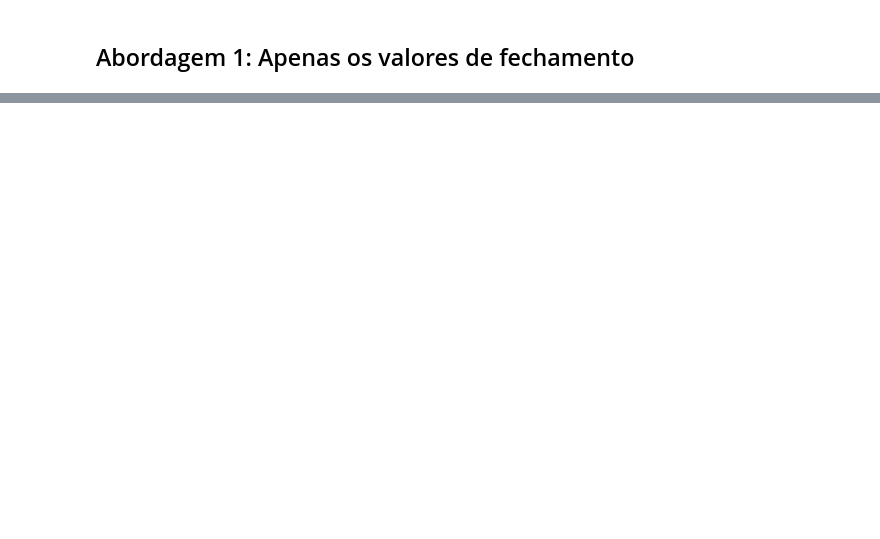
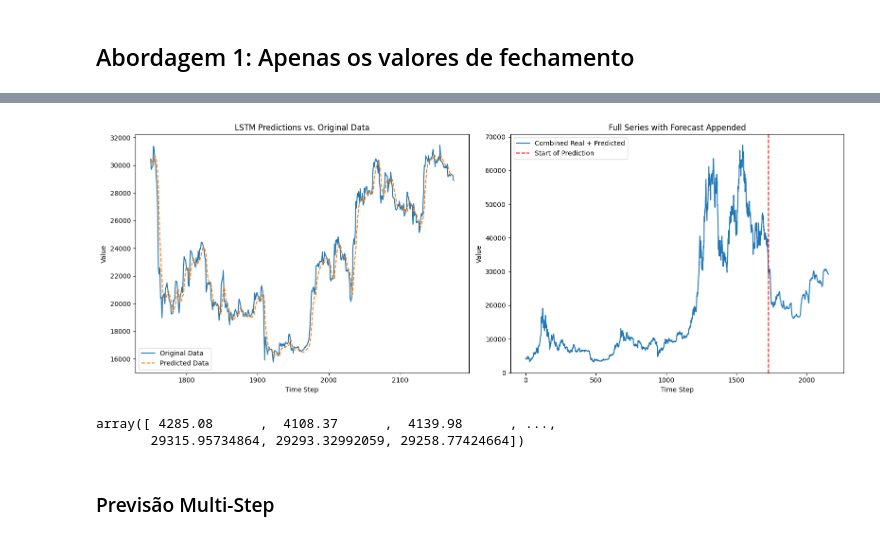
Before and after one commit to JVMergulho/redes_neurais, a Jupyter notebook: miniprojeto2/LSTM.ipynb, the cells around one changed output, grey strips where cells are left out. Cells and saved outputs as stored; diff of their text form; code cells hidden in the pictures; blank space fills up the shorter version.

```diff
--- a/miniprojeto2/LSTM.ipynb
+++ b/miniprojeto2/LSTM.ipynb
@@ -124,0 +362,8 @@ testX, testY = create_sequences(X_test_raw, seq_length)
+# %%
+
+# cria sequências
+X_train, Y_train = create_sequences(X_close_train, seq_length)
+X_test, Y_test = create_sequences(X_close_test, seq_length)
+
+print(X_train.shape)
+print(X_test.shape)
@@ -125,4 +373,6 @@ testX, testY = create_sequences(X_test_raw, seq_length)
 # %%
-model = LSTMModel(input_dim=1, hidden_dim=100, layer_dim=1, output_dim=1)
+model = LSTMModel(input_dim=1, hidden_dim=hidden_dim, layer_dim=layer_dim, output_dim=1)
+model.to(device)
+
 criterion = nn.MSELoss()
-optimizer = torch.optim.Adam(model.parameters(), lr=0.01)
+optimizer = torch.optim.Adam(model.parameters(), lr=learning_rate)
@@ -186,21 +378,0 @@ real_part: (1741,), forecast_part: (426,), combined: (2167,)
-# %%
-model.eval()
-with torch.no_grad():
-    y_pred_test, _, _ = model(testX)
-
-y_pred_np = y_pred_test.cpu().numpy()
-y_pred_denorm = scaler.inverse_transform(y_pred_np.reshape(-1, 1))
-
-original = X_raw[-len(y_pred_denorm):]
-time_steps = np.arange(len(X_raw) - len(y_pred_denorm), len(X_raw))
-
-print(time_steps.shape, original.shape, y_pred_denorm.shape)
-
-plt.figure(figsize=(12, 6))
-plt.plot(time_steps, original, label='Original Data')
-plt.plot(time_steps, y_pred_denorm.squeeze(), label='Predicted Data', linestyle='--')
-plt.title('LSTM Model Predictions vs. Original Data')
-plt.xlabel('Time Step')
-plt.ylabel('Value')
-plt.legend()
-plt.show()
@@ -209,0 +379,2 @@ plt.show()
+# %%
+train_lstm(model, criterion, optimizer, num_epochs, X_train, Y_train)
@@ -209,0 +392,14 @@ plt.show()
+# %%
+model.eval()
+with torch.no_grad():
+    y_pred_test, _, _ = model(X_test)
+
+y_pred_denorm = inverse_transform_single_column(y_pred_test, scaler, num_feat=5)
+
+plot_lstm_forecast(y_pred_denorm, df_close.values, X_close_test, seq_length)
+# %% [output]
+[figure, added]
+array([ 4285.08      ,  4108.37      ,  4139.98      , ...,
+       29315.95734864, 29293.32992059, 29258.77424664])
+# %% [markdown]
+### Previsão Multi-Step
```
Also changed, not shown: parts of 39 cells of this notebook.
